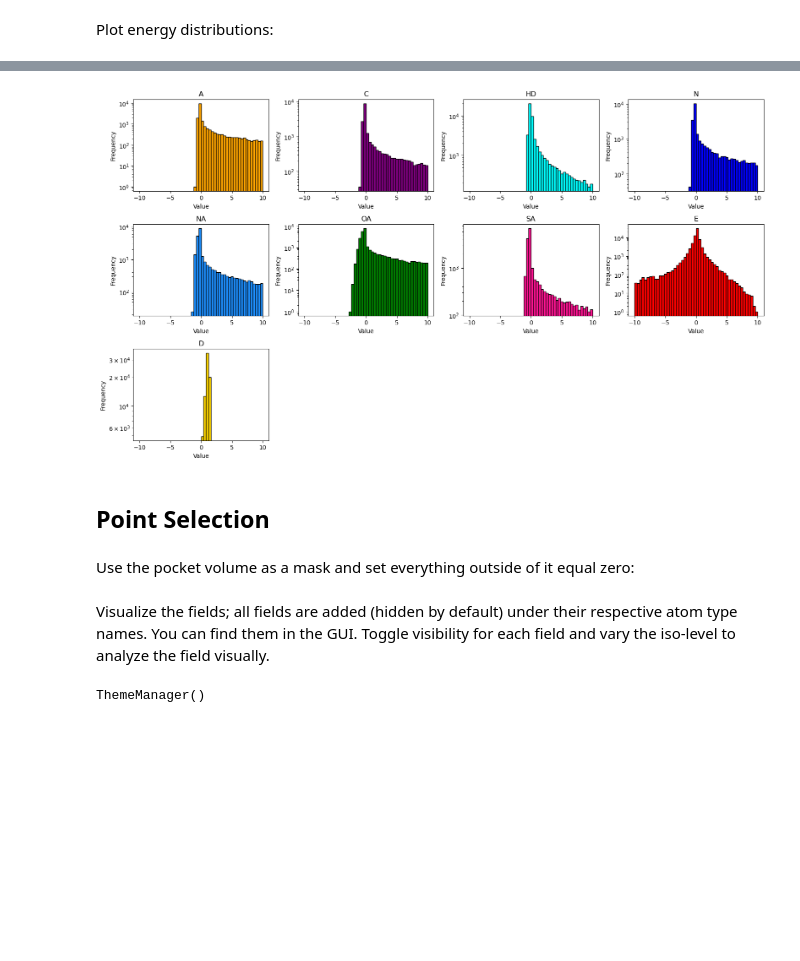
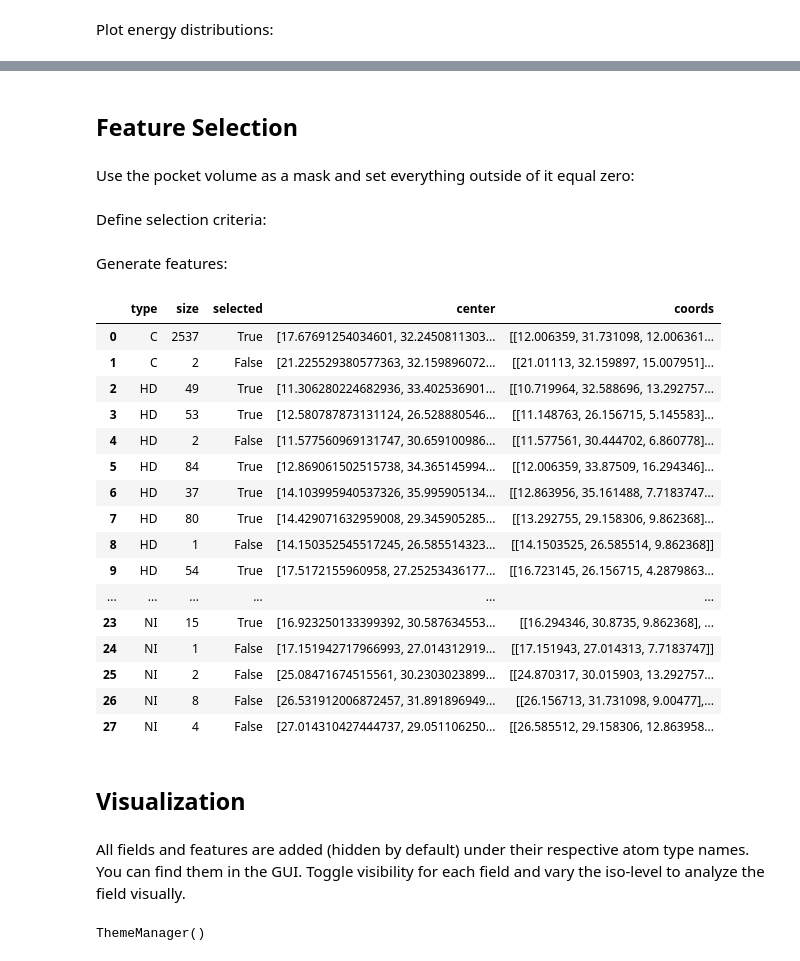
Before and after one commit to AAriam/opencadd, a Jupyter notebook: example.ipynb, the cells around one changed output, grey strips where cells are left out. Drawn from its saved outputs; the diff is of its cells as text; code cells hidden in the pictures; blank space fills up the shorter version.

```diff
--- a/example.ipynb
+++ b/example.ipynb
@@ -309,8 +207,4 @@ plot_histograms_by_last_axis(arr=mif.tensor[0], names=[name.upper() for name in
-# %%
-plot_histograms_by_last_axis(arr=mif.tensor[0], names=[name.upper() for name in field_names], colors=[tuple(c / 255 for c in rgb) for rgb in field_colors.values()], bin_range=(-10,10))
-# %% [output]
-[figure, removed]
 # %% [markdown]
-## Point Selection
+## Feature Selection
 # %% [markdown]
 Use the pocket volume as a mask and set everything outside of it equal zero:
@@ -319,5 +211,62 @@ tensor[:, pocket.data == 0] = 0
+# %%
+mask_site = pocket.data == 1
+# %% [markdown]
+Define selection criteria:
+# %%
+field_names = ligand_types + ("PI", "NI")
+field_indices = (0, 1, 2, 3, 3)
+field_cutoffs = (-0.4, -0.35, -0.6, -1, 1)
+cutoff_operators = (operator.lt, operator.lt, operator.lt, operator.lt, operator.gt)
+structure = np.ones((3, 3, 3), dtype=int)  # full 26-connectivity
+# %% [markdown]
+Generate features:
+# %%
+features = []
+for field_name, field_idx, field_cutoff, cutoff_operator in zip(field_names, field_indices, field_cutoffs, cutoff_operators):
+    mask_field = cutoff_operator(mif.tensor[field_idx], field_cutoff)
+    mask_final = np.logical_and(mask_field, mask_site)
+    labeled_array, num_features = sp.ndimage.label(mask_final, structure=structure)
+    if num_features == 0:
+        continue
+    sizes = np.bincount(labeled_array.ravel())[1:]
+    centroids = np.array(sp.ndimage.center_of_mass(mask_final, labeled_array, range(1, num_features + 1)))
+    centroids_coords = grid.index_coordinates(centroids)
+    for feature_idx in range(num_features):
+        feature_label = feature_idx + 1
+        grid_selected = labeled_array == feature_label
+        features.append(
+            {
+                "type": field_name,
+                "size": sizes[feature_idx],
+                "selected": sizes[feature_idx] >= 15,
+                "center": centroids_coords[feature_idx],
+                "coords": grid.coordinates[grid_selected],
+            }
+        )
+feat_df = pd.DataFrame(features)
+feat_df
+# %% [output]
+|  | type | size | selected | center | coords |
+| 0 | C | 2537 | True | [17.67691254034601, 32.2450811303... | [[12.006359, 31.731098, 12.006361... |
+| 1 | C | 2 | False | [21.225529380577363, 32.159896072... | [[21.01113, 32.159897, 15.007951]... |
+| 2 | HD | 49 | True | [11.306280224682936, 33.402536901... | [[10.719964, 32.588696, 13.292757... |
+| 3 | HD | 53 | True | [12.580787873131124, 26.528880546... | [[11.148763, 26.156715, 5.145583]... |
+| 4 | HD | 2 | False | [11.577560969131747, 30.659100986... | [[11.577561, 30.444702, 6.860778]... |
+| 5 | HD | 84 | True | [12.869061502515738, 34.365145994... | [[12.006359, 33.87509, 16.294346]... |
+| 6 | HD | 37 | True | [14.103995940537326, 35.995905134... | [[12.863956, 35.161488, 7.7183747... |
+| 7 | HD | 80 | True | [14.429071632959008, 29.345905285... | [[13.292755, 29.158306, 9.862368]... |
+| 8 | HD | 1 | False | [14.150352545517245, 26.585514323... | [[14.1503525, 26.585514, 9.862368]] |
+| 9 | HD | 54 | True | [17.5172155960958, 27.25253436177... | [[16.723145, 26.156715, 4.2879863... |
+| ... | ... | ... | ... | ... | ... |
+| 23 | NI | 15 | True | [16.923250133399392, 30.587634553... | [[16.294346, 30.8735, 9.862368], ... |
+| 24 | NI | 1 | False | [17.151942717966993, 27.014312919... | [[17.151943, 27.014313, 7.7183747]] |
+| 25 | NI | 2 | False | [25.08471674515561, 30.2303023899... | [[24.870317, 30.015903, 13.292757... |
+| 26 | NI | 8 | False | [26.531912006872457, 31.891896949... | [[26.156713, 31.731098, 9.00477],... |
+| 27 | NI | 4 | False | [27.014310427444737, 29.051106250... | [[26.585512, 29.158306, 12.863958... |
+# %% [markdown]
+## Visualization
 # %% [markdown]
-Visualize the fields; all fields are added (hidden by default) under their respective atom type names. You can find them in the GUI. Toggle visibility for each field and vary the iso-level to analyze the field visually.
+All fields and features are added (hidden by default) under their respective atom type names. You can find them in the GUI. Toggle visibility for each field and vary the iso-level to analyze the field visually.
 # %%
 nw = scishow.nglview.NGLWidget()
 nw.add_component(str(pdb_filepath_fixed))
```
Also changed, not shown: parts of 27 cells of this notebook.
